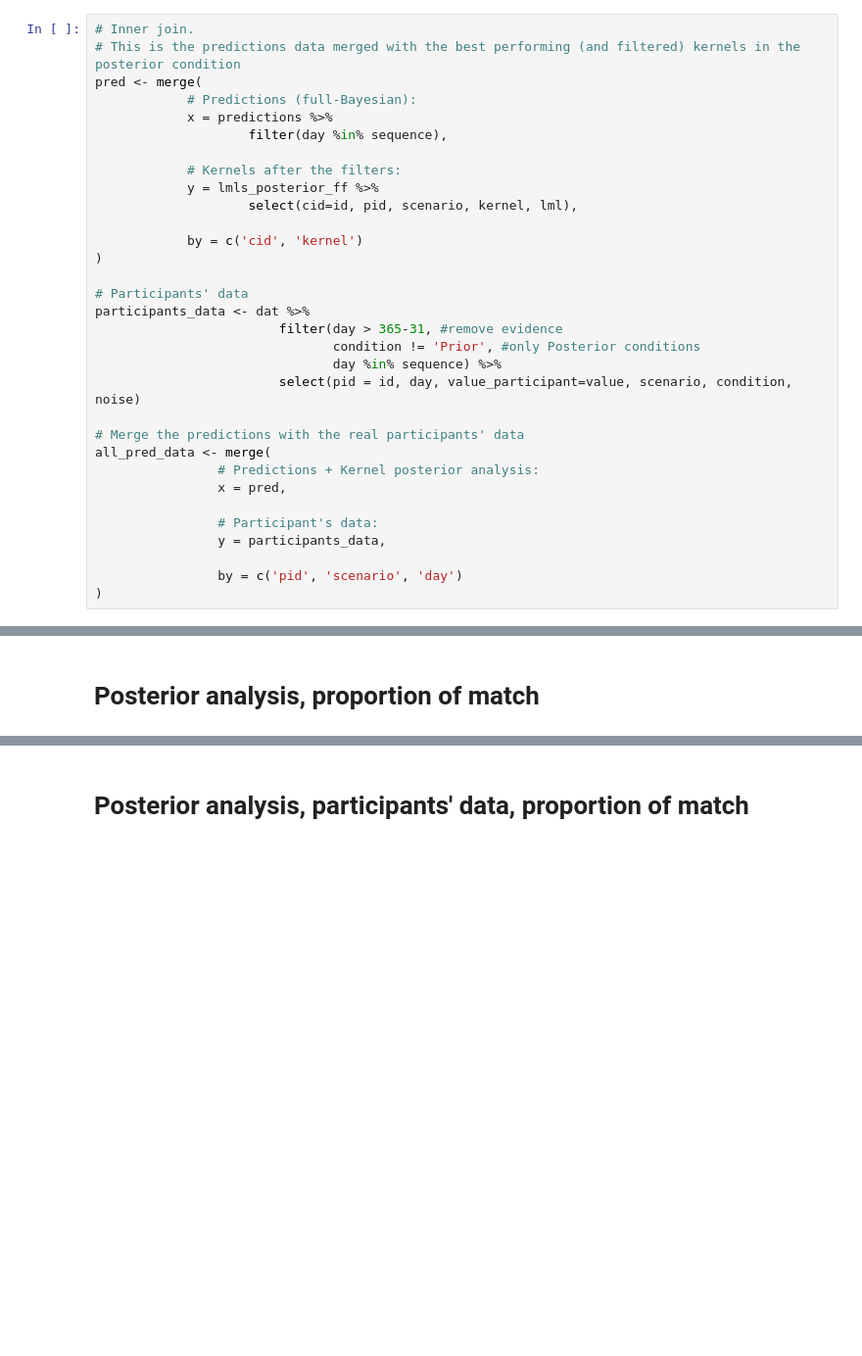
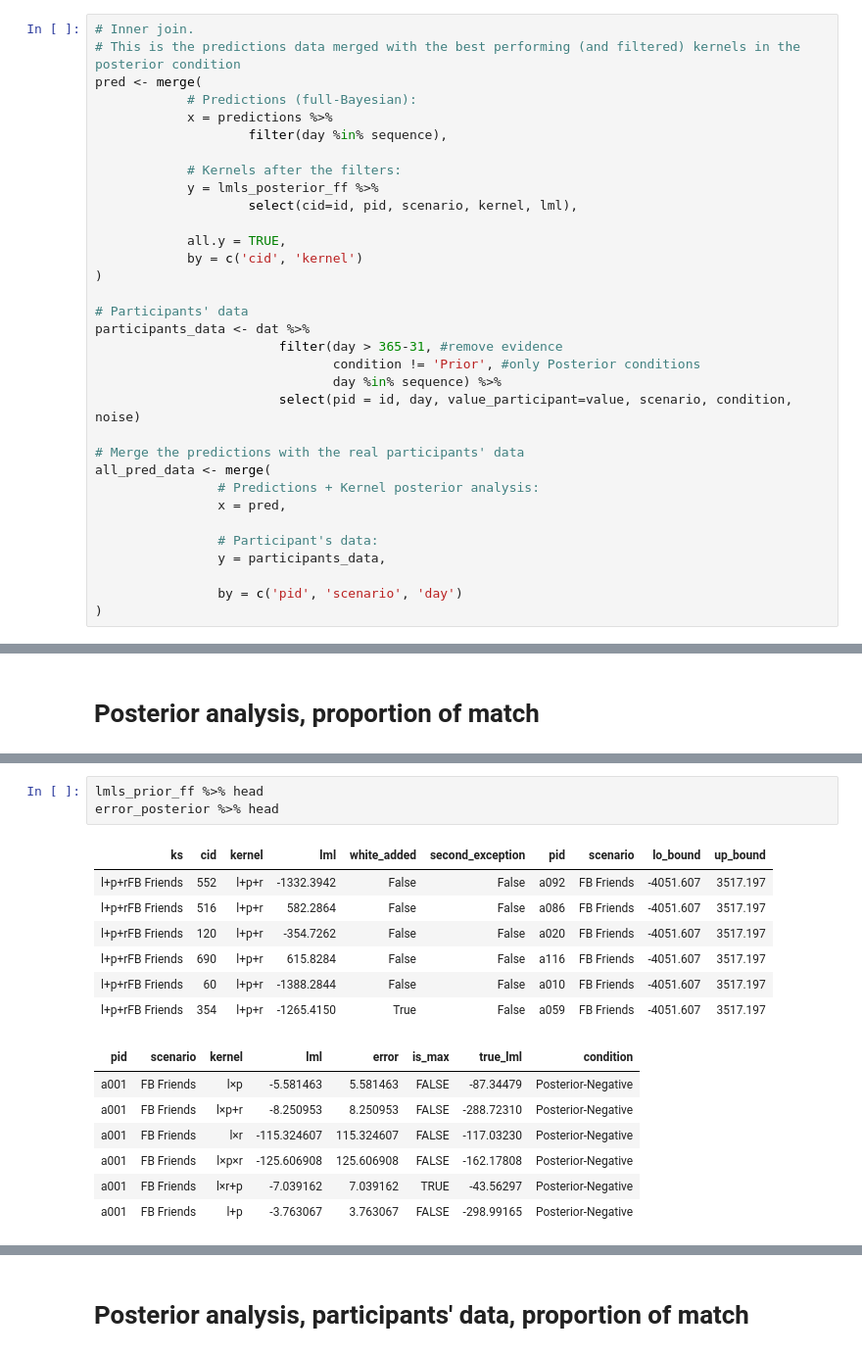
Before and after one commit to panchoqv/compforca, a Jupyter notebook: Data analysis/5- New grid plots (6x2 plots).ipynb, the cells around one changed output, grey strips where cells are left out. Shown: that part at 98% size. Saved outputs shown, nothing was run; the diff lists cells and outputs as text; blank space fills up the shorter version.

```diff
--- a/Data analysis/5- New grid plots (6x2 plots).ipynb
+++ b/Data analysis/5- New grid plots (6x2 plots).ipynb
@@ -671,6 +663,7 @@ pred <- merge(
             y = lmls_posterior_ff %>%
                     select(cid=id, pid, scenario, kernel, lml),
 
+            all.y = TRUE,
             by = c('cid', 'kernel')
 )
 
@@ -1371,4 +1478,22 @@ error_posterior %>% nrow == 7724
 [1] TRUE
+# %%
+lmls_prior_ff %>% head
+error_posterior %>% head
+# %% [output]
+| ks | cid | kernel | lml | white_added | second_exception | pid | scenario | lo_bound | up_bound |
+| l+p+rFB Friends | 552 | l+p+r | -1332.3942 | False | False | a092 | FB Friends | -4051.607 | 3517.197 |
+| l+p+rFB Friends | 516 | l+p+r | 582.2864 | False | False | a086 | FB Friends | -4051.607 | 3517.197 |
+| l+p+rFB Friends | 120 | l+p+r | -354.7262 | False | False | a020 | FB Friends | -4051.607 | 3517.197 |
+| l+p+rFB Friends | 690 | l+p+r | 615.8284 | False | False | a116 | FB Friends | -4051.607 | 3517.197 |
+| l+p+rFB Friends | 60 | l+p+r | -1388.2844 | False | False | a010 | FB Friends | -4051.607 | 3517.197 |
+| l+p+rFB Friends | 354 | l+p+r | -1265.4150 | True | False | a059 | FB Friends | -4051.607 | 3517.197 |
+| pid | scenario | kernel | lml | error | is_max | true_lml | condition |
+| a001 | FB Friends | l×p | -5.581463 | 5.581463 | FALSE | -87.34479 | Posterior-Negative |
+| a001 | FB Friends | l×p+r | -8.250953 | 8.250953 | FALSE | -288.72310 | Posterior-Negative |
+| a001 | FB Friends | l×r | -115.324607 | 115.324607 | FALSE | -117.03230 | Posterior-Negative |
+| a001 | FB Friends | l×p×r | -125.606908 | 125.606908 | FALSE | -162.17808 | Posterior-Negative |
+| a001 | FB Friends | l×r+p | -7.039162 | 7.039162 | TRUE | -43.56297 | Posterior-Negative |
+| a001 | FB Friends | l+p | -3.763067 | 3.763067 | FALSE | -298.99165 | Posterior-Negative |
 # %%
 # Remove the non-compositional kernels AND leave only the best-fitting kernel for each (pid, scenario)
 best_fitting_per_pid_scenario <- function(lmls_ff) {
```
Also changed, not shown: parts of 47 cells of this notebook, 2 other files.
